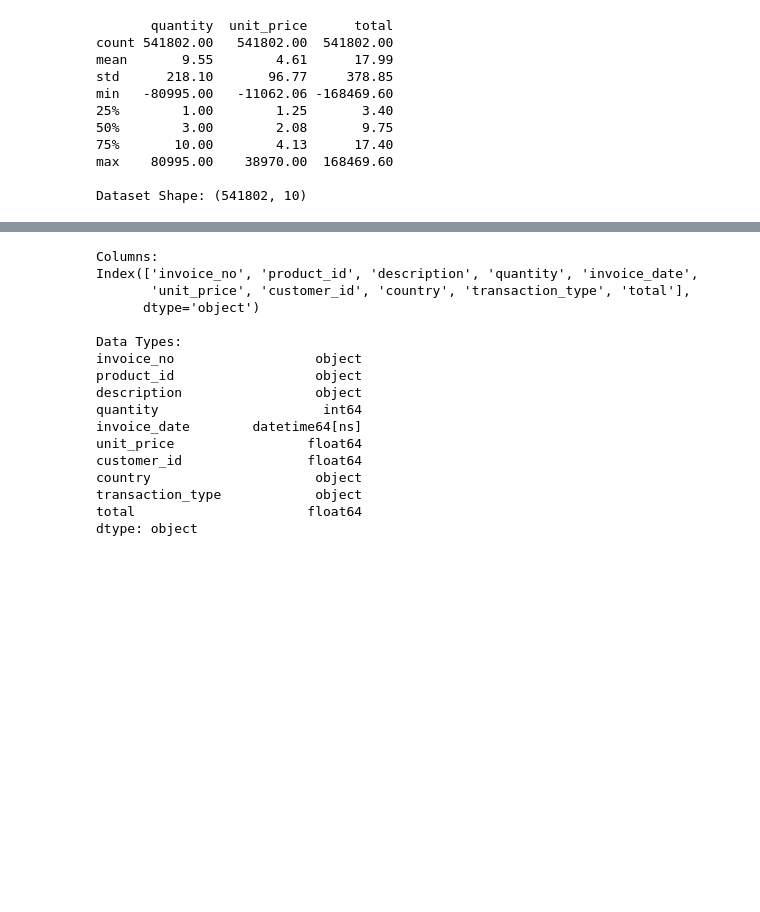
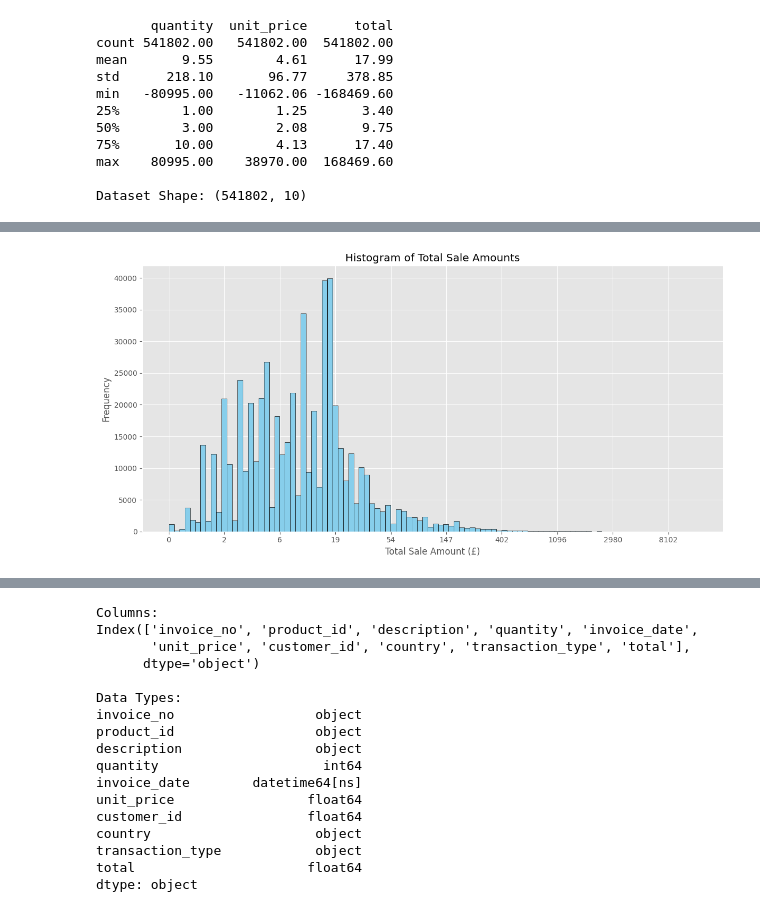
Before and after one commit to MiguelLagoa/E-commerce-Business-Data-Analysis, a Jupyter notebook: eda_fact_sales.ipynb, the cells around one changed output, grey strips where cells are left out. Drawn from its saved outputs; the diff is of its cells as text; code cells hidden in the pictures; blank space fills up the shorter version.

```diff
--- a/eda_fact_sales.ipynb
+++ b/eda_fact_sales.ipynb
@@ -38,3 +38,19 @@ min   -80995.00   -11062.06 -168469.60
 max    80995.00    38970.00  168469.60
 
 Dataset Shape: (541802, 10)
+# %%
+#Having noticed huge outliers of probable fat finger purchases (bought and immediately returned)
+#I will remove those outliers from the distribution analysis (Boxplots, histograms, Violin plots)
+
+# Finding the top 3 largest positive outliers
+positive_outliers = df[df['total'] > 0]['total'].nlargest(3)
+
+# Finding the top 3 smallest negative outliers
+negative_outliers = df[df['total'] < 0]['total'].nsmallest(3)
+
+# Combine the positive and negative outliers
+outliers = pd.concat([positive_outliers, negative_outliers])
+print(outliers)
+
+# Remove the outliers
+df_filtered = df[~df['total'].isin(outliers)]
@@ -40,0 +65,25 @@ Dataset Shape: (541802, 10)
+# %%
+total_sales = df_filtered[(df_filtered['transaction_type'] == 'sale')]['total']
+
+# Apply the log transformation for the histogram data
+log_total_sales = np.log1p(total_sales)
+
+plt.figure(figsize=(12, 6))
+n, bins, patches = plt.hist(log_total_sales, bins=100, color='skyblue', edgecolor='black')
+plt.title('Histogram of Total Sale Amounts')
+plt.xlabel('Total Sale Amount (£)')
+plt.ylabel('Frequency')
+
+# Define the desired tick positions in the log scale
+log_ticks = np.arange(0, np.ceil(log_total_sales.max()), 1)  # Adjust the range and step as needed
+
+# Calculate the corresponding actual sale values for these log ticks
+actual_ticks = np.expm1(log_ticks)
+
+# Set the x-axis tick positions and labels
+plt.xticks(log_ticks, [f'{x:.0f}' for x in actual_ticks]) # Format as integers
+
+plt.tight_layout()
+plt.show()
+# %% [output]
+[figure, added]
```
Also changed, not shown: parts of 3 cells of this notebook.
